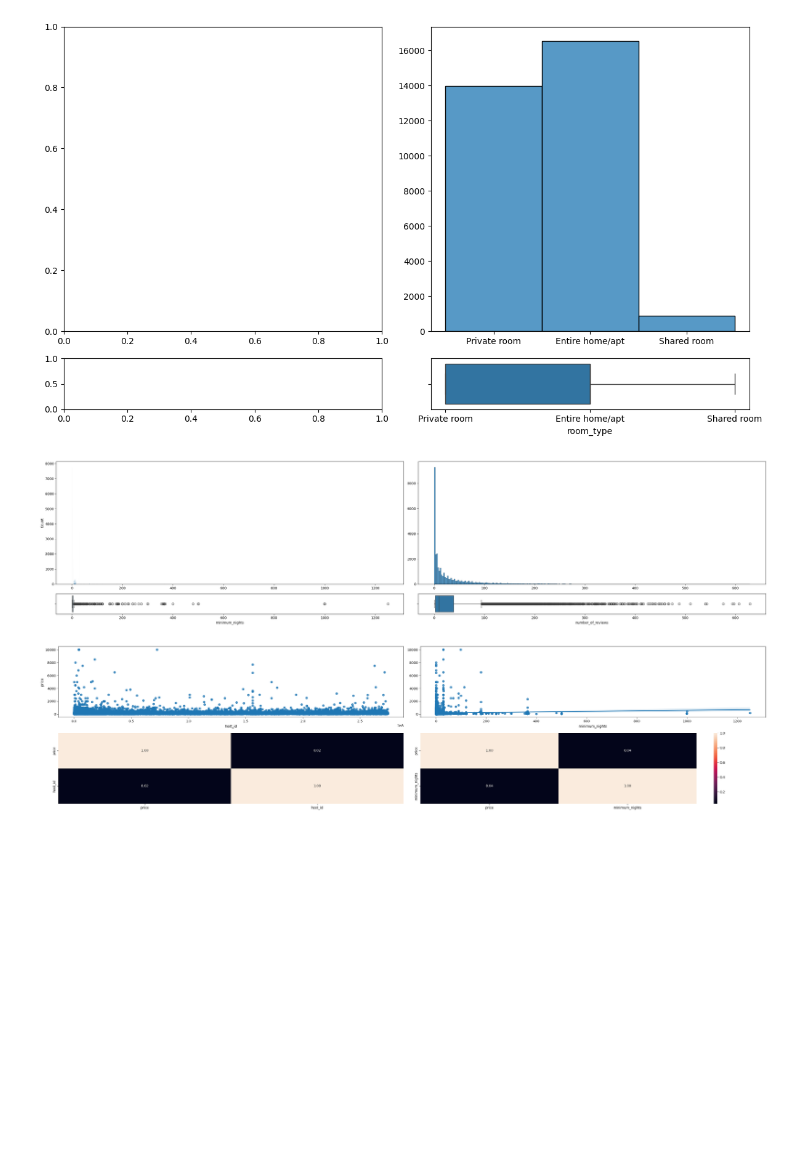
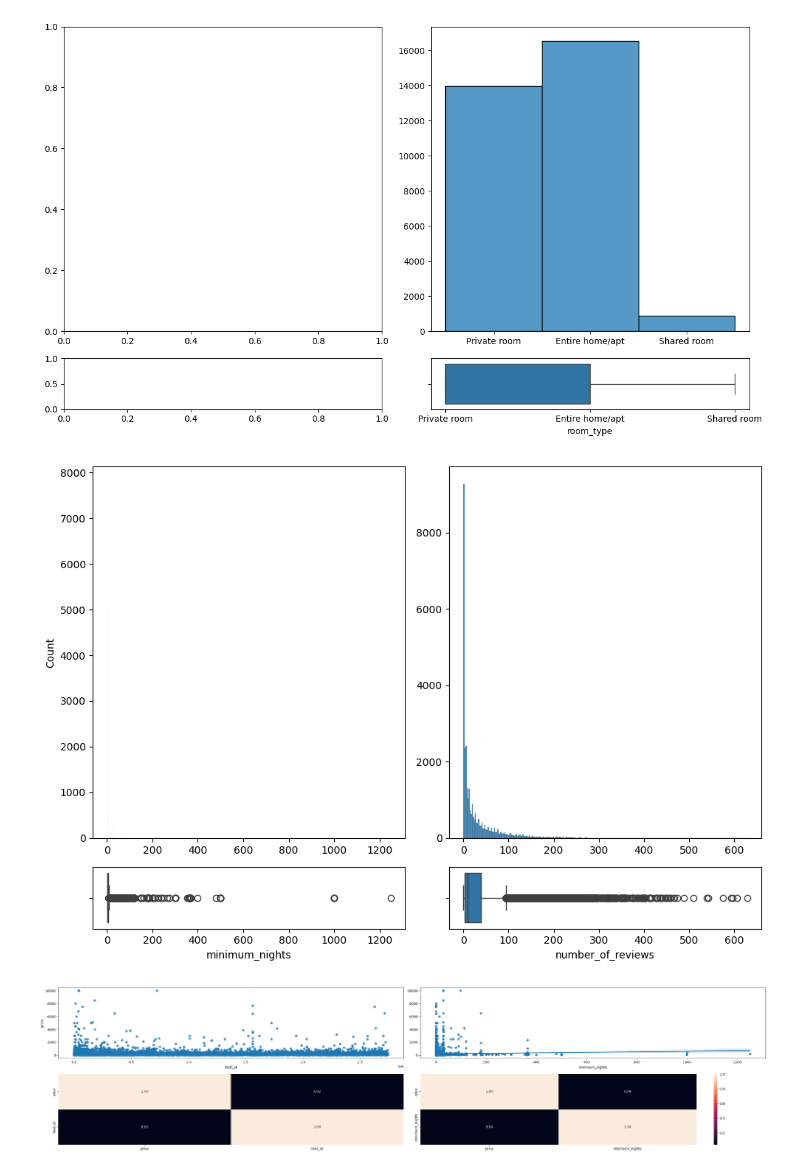
Before and after one commit to npebsjp/data-preprocessing-project-tutorial, a Jupyter notebook: eda.ipynb, the cells around one changed output. Drawn from its saved outputs; the diff is of its cells as text; code cells hidden in the pictures; blank space fills up the shorter version.

```diff
--- a/eda.ipynb
+++ b/eda.ipynb
@@ -148,21 +172,21 @@ plt.show()
 # %% [output]
 [figure]
 # %%
-fig, axis = plt.subplots(2, 2, figsize = (30, 7), gridspec_kw={'height_ratios': [6, 1]})
+fig, axis = plt.subplots(2, 2, figsize = (10, 7), gridspec_kw={'height_ratios': [6, 1]})
 
 # Creating a multiple figure with histograms and box plots
 sns.histplot(ax = axis[0, 0], data = total_data, x = "minimum_nights").set(xlabel = None)
 sns.boxplot(ax = axis[1, 0], data = total_data, x = "minimum_nights")
 sns.histplot(ax = axis[0, 1], data = total_data, x = "number_of_reviews").set(xlabel = None, ylabel = None)
 sns.boxplot(ax = axis[1, 1], data = total_data, x = "number_of_reviews")
 
 # Adjust the layout
 plt.tight_layout()
 
 # Show the plot
 plt.show()
 # %% [output]
-[figure, old version]
+[figure, new version]
 # %%
 fig, axis = plt.subplots(2, 2, figsize = (30, 7))
 
```
Also changed, not shown: parts of 7 cells of this notebook, 1 other file.
